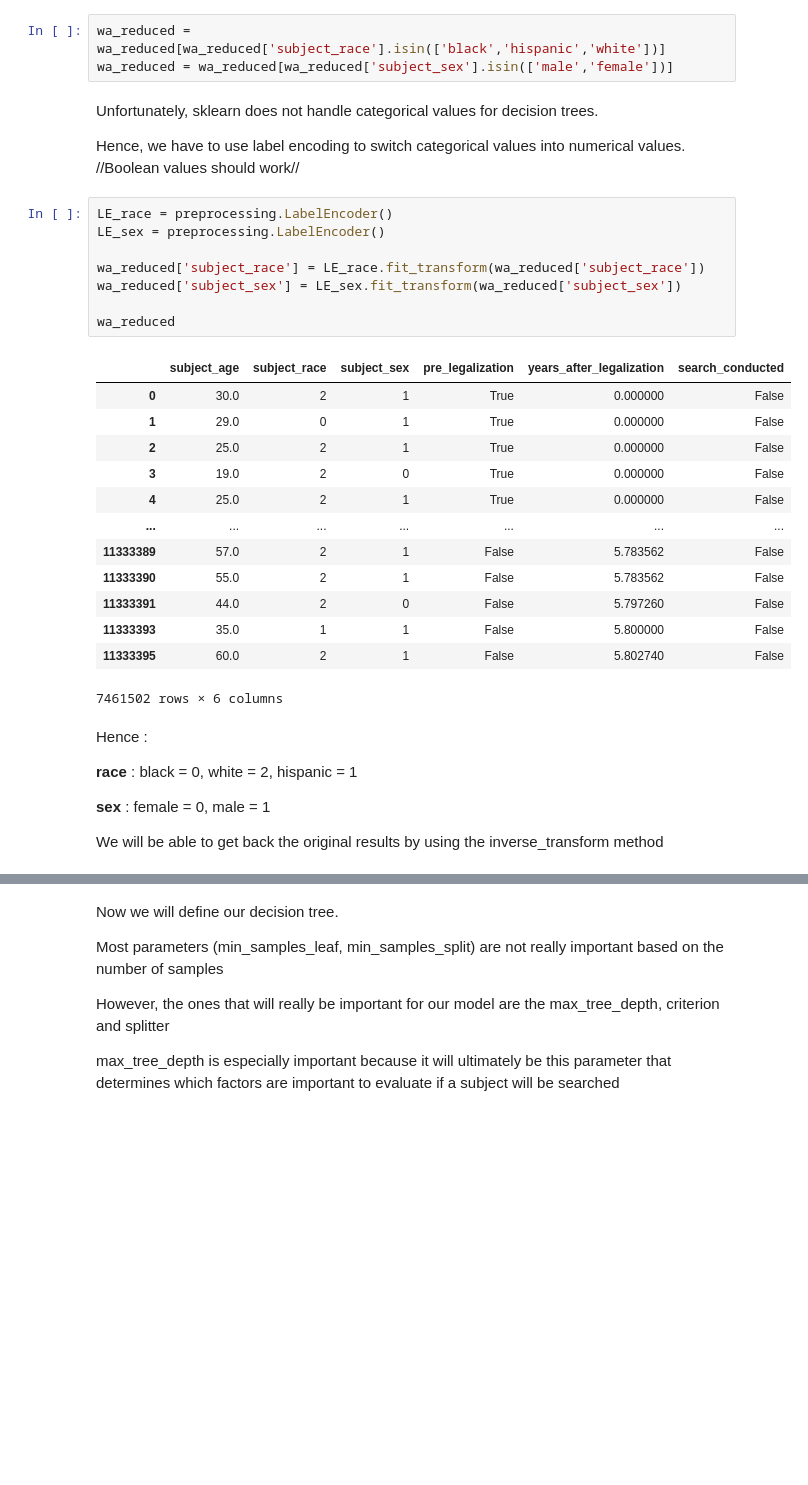
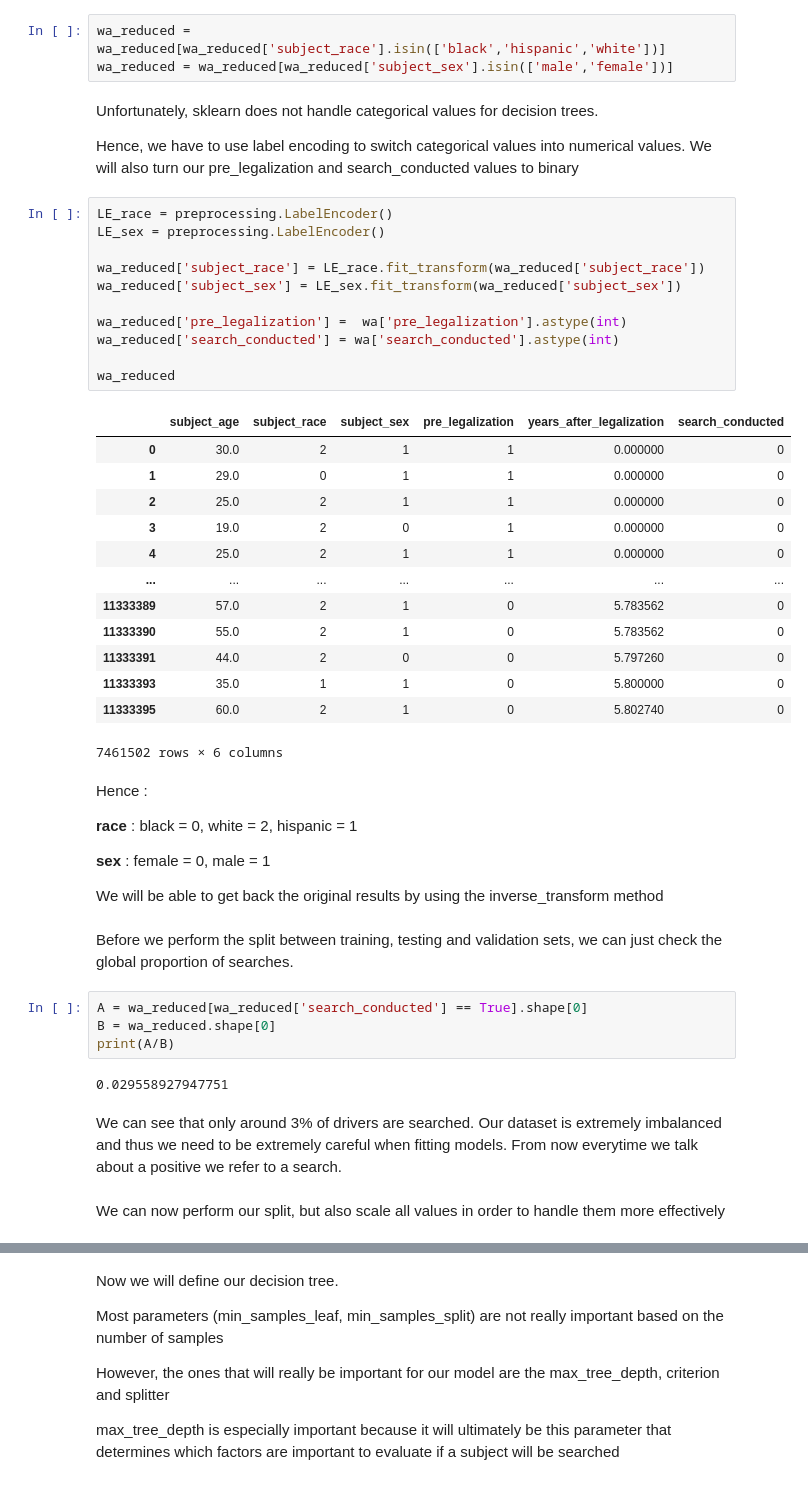
Before and after one commit to epfl-ada/ada-2020-project-milestone-p3-p3_devilllino, a Jupyter notebook: milestone_3.ipynb, the cells around one changed output, grey strips where cells are left out. Cells and saved outputs as stored; diff of their text form; blank space fills up the shorter version.

Commit message:
Only plotting to go

```diff
--- a/milestone_3.ipynb
+++ b/milestone_3.ipynb
@@ -266,28 +258,31 @@ wa_reduced = wa_reduced[wa_reduced['subject_sex'].isin(['male','female'])]
 Unfortunately, sklearn does not handle categorical values for decision trees.
 
 Hence, we have to use label encoding to switch categorical values into numerical values.
-//Boolean values should work//
+We will also turn our pre_legalization and search_conducted values to binary
 # %%
 LE_race = preprocessing.LabelEncoder()
 LE_sex = preprocessing.LabelEncoder()
 
 wa_reduced['subject_race'] = LE_race.fit_transform(wa_reduced['subject_race'])
 wa_reduced['subject_sex'] = LE_sex.fit_transform(wa_reduced['subject_sex'])
 
+wa_reduced['pre_legalization'] =  wa['pre_legalization'].astype(int)
+wa_reduced['search_conducted'] = wa['search_conducted'].astype(int)
+
 wa_reduced
 # %% [output]
 |  | subject_age | subject_race | subject_sex | pre_legalization | years_after_legalization | search_conducted |
-| 0 | 30.0 | 2 | 1 | True | 0.000000 | False |
-| 1 | 29.0 | 0 | 1 | True | 0.000000 | False |
-| 2 | 25.0 | 2 | 1 | True | 0.000000 | False |
-| 3 | 19.0 | 2 | 0 | True | 0.000000 | False |
-| 4 | 25.0 | 2 | 1 | True | 0.000000 | False |
+| 0 | 30.0 | 2 | 1 | 1 | 0.000000 | 0 |
+| 1 | 29.0 | 0 | 1 | 1 | 0.000000 | 0 |
+| 2 | 25.0 | 2 | 1 | 1 | 0.000000 | 0 |
+| 3 | 19.0 | 2 | 0 | 1 | 0.000000 | 0 |
+| 4 | 25.0 | 2 | 1 | 1 | 0.000000 | 0 |
 | ... | ... | ... | ... | ... | ... | ... |
-| 11333389 | 57.0 | 2 | 1 | False | 5.783562 | False |
-| 11333390 | 55.0 | 2 | 1 | False | 5.783562 | False |
-| 11333391 | 44.0 | 2 | 0 | False | 5.797260 | False |
-| 11333393 | 35.0 | 1 | 1 | False | 5.800000 | False |
-| 11333395 | 60.0 | 2 | 1 | False | 5.802740 | False |
+| 11333389 | 57.0 | 2 | 1 | 0 | 5.783562 | 0 |
+| 11333390 | 55.0 | 2 | 1 | 0 | 5.783562 | 0 |
+| 11333391 | 44.0 | 2 | 0 | 0 | 5.797260 | 0 |
+| 11333393 | 35.0 | 1 | 1 | 0 | 5.800000 | 0 |
+| 11333395 | 60.0 | 2 | 1 | 0 | 5.802740 | 0 |
 7461502 rows × 6 columns
 # %% [markdown]
 Hence :
@@ -297,6 +292,18 @@ Hence :
 **sex** : female = 0, male = 1
 
 We will be able to get back the original results by using the inverse_transform method
+# %% [markdown]
+Before we perform the split between training, testing and validation sets, we can just check the global proportion of searches.
+# %%
+A = wa_reduced[wa_reduced['search_conducted'] == True].shape[0]
+B = wa_reduced.shape[0]
+print(A/B)
+# %% [output]
+0.029558927947751
+# %% [markdown]
+We can see that only around 3% of drivers are searched. Our dataset is extremely imbalanced and thus we need to be extremely careful when fitting models. From now everytime we talk about a positive we refer to a search.
+# %% [markdown]
+We can now perform our split, but also scale all values in order to handle them more effectively
 # %%
 
 X = wa_reduced[['subject_age','subject_race','subject_sex','pre_legalization','years_after_legalization']].values
```
Also changed, not shown: parts of 33 cells of this notebook.
